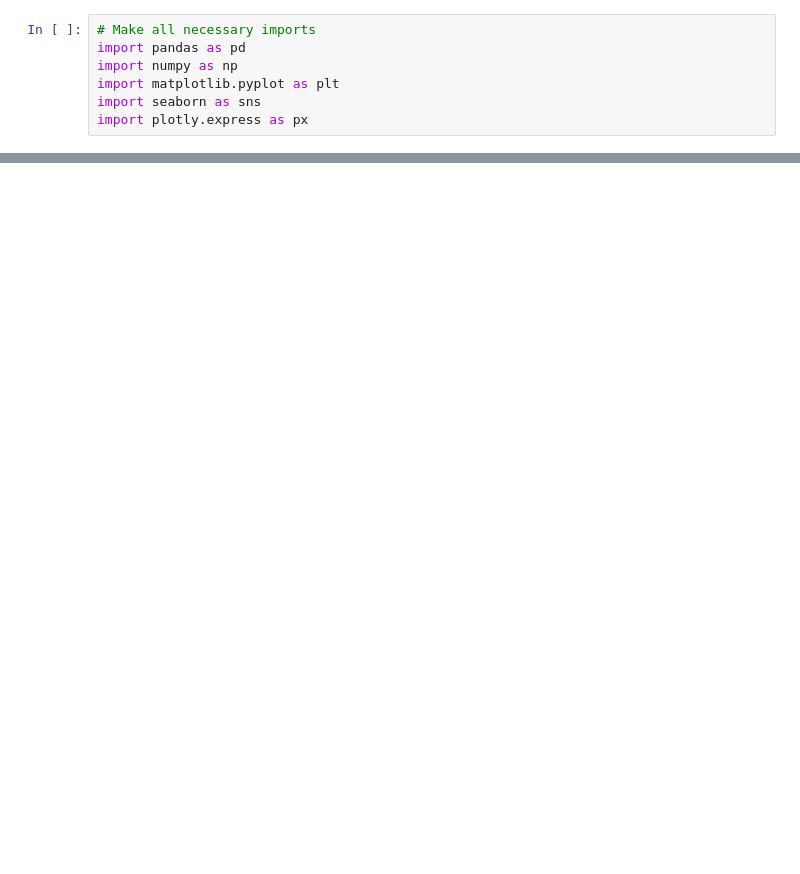
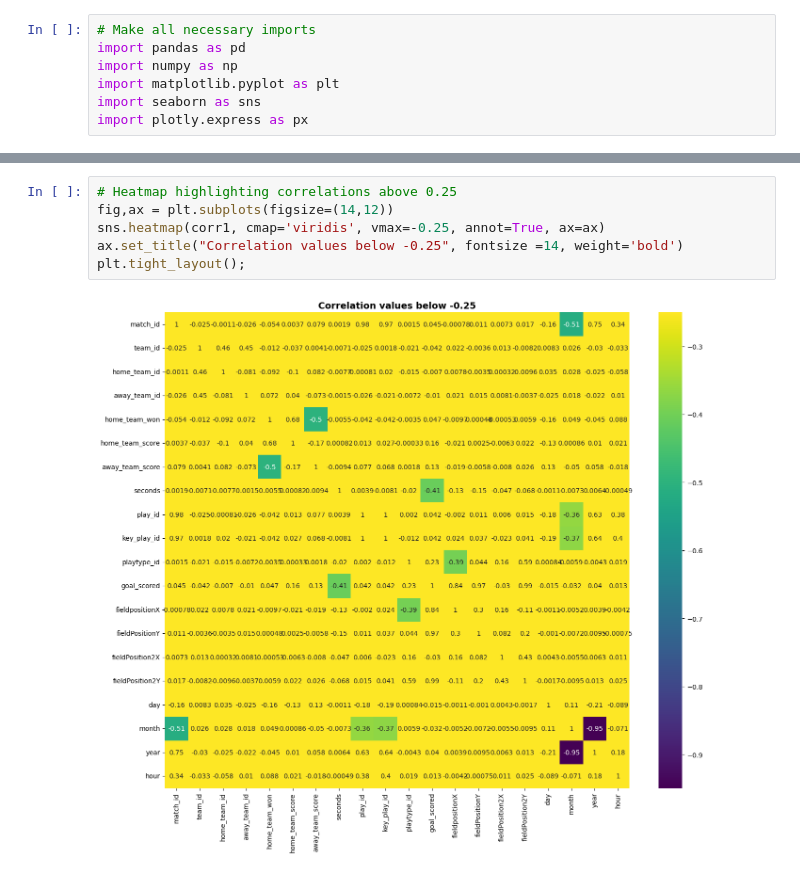
Before and after one commit to vickbarca11/epl_goals_scored_analysis, a Jupyter notebook: notebooks/data_analysis.ipynb, the cells around one changed output, grey strips where cells are left out. Drawn from its saved outputs; the diff is of its cells as text; blank space fills up the shorter version.

```diff
--- a/notebooks/data_analysis.ipynb
+++ b/notebooks/data_analysis.ipynb
@@ -16,0 +138,8 @@ fixtures.head(3)
+# %%
+# Heatmap highlighting correlations above 0.25
+fig,ax = plt.subplots(figsize=(14,12))
+sns.heatmap(corr1, cmap='viridis', vmax=-0.25, annot=True, ax=ax)
+ax.set_title("Correlation values below -0.25", fontsize =14, weight='bold')
+plt.tight_layout();
+# %% [output]
+[figure, added]
```
Also changed, not shown: parts of 27 cells of this notebook, 7 other files.
